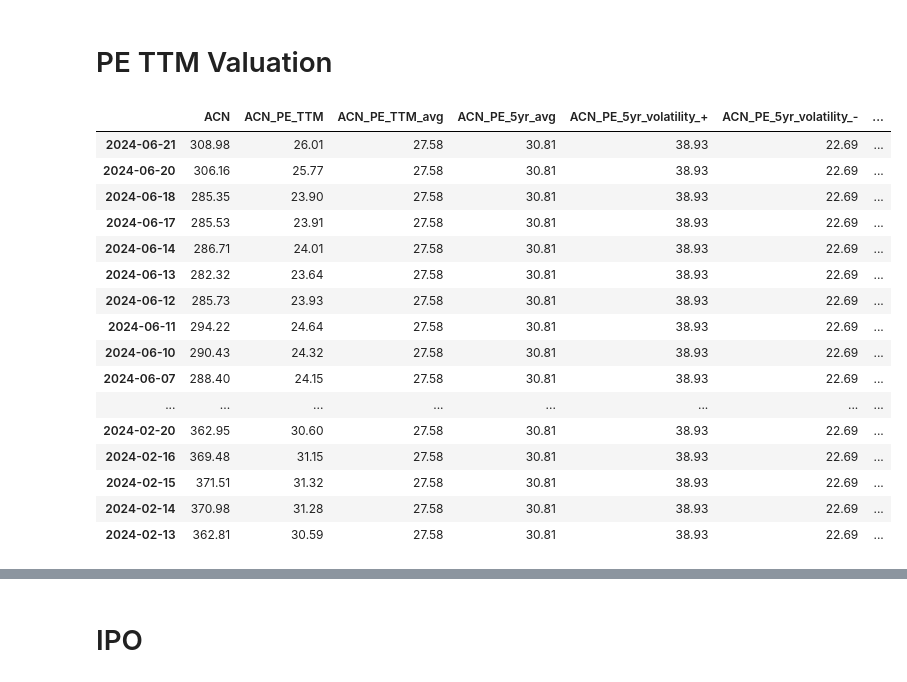
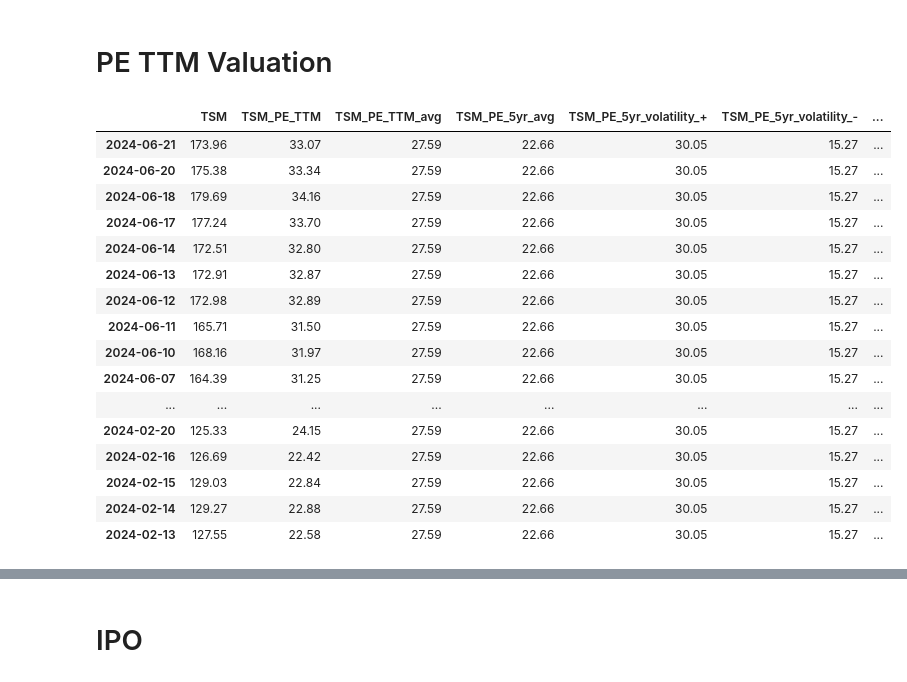
Before and after one commit to tangj310/Inv_equity, a Jupyter notebook: 03_PE_TTM_valuation/PE_TTM_valuation_01.ipynb, the cells around one changed output, grey strips where cells are left out. Cells and saved outputs as stored; diff of their text form; code cells hidden in the pictures.

```diff
--- a/03_PE_TTM_valuation/PE_TTM_valuation_01.ipynb
+++ b/03_PE_TTM_valuation/PE_TTM_valuation_01.ipynb
@@ -52,8 +52,6 @@ alpha_vantage_function = {
 # ticker_symbols = ticker_symbols.split(',')
 ticker_symbols = [
     'TSM'
-    ,'ACN'
-    ,'CL'
 ]
 
 # Time intelligent parameters
@@ -334,22 +332,22 @@ for symbol in ticker_symbols:
     warnings.filterwarnings("ignore")
     pd.options.mode.copy_on_write = True
 # %%
-ticker_dict['ACN']
+ticker_dict['TSM']
 # %% [output]
-|  | ACN | ACN_PE_TTM | ACN_PE_TTM_avg | ACN_PE_5yr_avg | ACN_PE_5yr_volatility_+ | ACN_PE_5yr_volatility_- | ... |
-| 2024-06-21 | 308.98 | 26.01 | 27.58 | 30.81 | 38.93 | 22.69 | ... |
-| 2024-06-20 | 306.16 | 25.77 | 27.58 | 30.81 | 38.93 | 22.69 | ... |
-| 2024-06-18 | 285.35 | 23.90 | 27.58 | 30.81 | 38.93 | 22.69 | ... |
-| 2024-06-17 | 285.53 | 23.91 | 27.58 | 30.81 | 38.93 | 22.69 | ... |
-| 2024-06-14 | 286.71 | 24.01 | 27.58 | 30.81 | 38.93 | 22.69 | ... |
-| 2024-06-13 | 282.32 | 23.64 | 27.58 | 30.81 | 38.93 | 22.69 | ... |
-| 2024-06-12 | 285.73 | 23.93 | 27.58 | 30.81 | 38.93 | 22.69 | ... |
-| 2024-06-11 | 294.22 | 24.64 | 27.58 | 30.81 | 38.93 | 22.69 | ... |
-| 2024-06-10 | 290.43 | 24.32 | 27.58 | 30.81 | 38.93 | 22.69 | ... |
-| 2024-06-07 | 288.40 | 24.15 | 27.58 | 30.81 | 38.93 | 22.69 | ... |
+|  | TSM | TSM_PE_TTM | TSM_PE_TTM_avg | TSM_PE_5yr_avg | TSM_PE_5yr_volatility_+ | TSM_PE_5yr_volatility_- | ... |
+| 2024-06-21 | 173.96 | 33.07 | 27.59 | 22.66 | 30.05 | 15.27 | ... |
+| 2024-06-20 | 175.38 | 33.34 | 27.59 | 22.66 | 30.05 | 15.27 | ... |
+| 2024-06-18 | 179.69 | 34.16 | 27.59 | 22.66 | 30.05 | 15.27 | ... |
+| 2024-06-17 | 177.24 | 33.70 | 27.59 | 22.66 | 30.05 | 15.27 | ... |
+| 2024-06-14 | 172.51 | 32.80 | 27.59 | 22.66 | 30.05 | 15.27 | ... |
+| 2024-06-13 | 172.91 | 32.87 | 27.59 | 22.66 | 30.05 | 15.27 | ... |
+| 2024-06-12 | 172.98 | 32.89 | 27.59 | 22.66 | 30.05 | 15.27 | ... |
+| 2024-06-11 | 165.71 | 31.50 | 27.59 | 22.66 | 30.05 | 15.27 | ... |
+| 2024-06-10 | 168.16 | 31.97 | 27.59 | 22.66 | 30.05 | 15.27 | ... |
+| 2024-06-07 | 164.39 | 31.25 | 27.59 | 22.66 | 30.05 | 15.27 | ... |
 | ... | ... | ... | ... | ... | ... | ... | ... |
-| 2024-02-20 | 362.95 | 30.60 | 27.58 | 30.81 | 38.93 | 22.69 | ... |
-| 2024-02-16 | 369.48 | 31.15 | 27.58 | 30.81 | 38.93 | 22.69 | ... |
-| 2024-02-15 | 371.51 | 31.32 | 27.58 | 30.81 | 38.93 | 22.69 | ... |
-| 2024-02-14 | 370.98 | 31.28 | 27.58 | 30.81 | 38.93 | 22.69 | ... |
-| 2024-02-13 | 362.81 | 30.59 | 27.58 | 30.81 | 38.93 | 22.69 | ... |
+| 2024-02-20 | 125.33 | 24.15 | 27.59 | 22.66 | 30.05 | 15.27 | ... |
+| 2024-02-16 | 126.69 | 22.42 | 27.59 | 22.66 | 30.05 | 15.27 | ... |
+| 2024-02-15 | 129.03 | 22.84 | 27.59 | 22.66 | 30.05 | 15.27 | ... |
+| 2024-02-14 | 129.27 | 22.88 | 27.59 | 22.66 | 30.05 | 15.27 | ... |
+| 2024-02-13 | 127.55 | 22.58 | 27.59 | 22.66 | 30.05 | 15.27 | ... |
```
Also changed, not shown: parts of 1 cell of this notebook.
